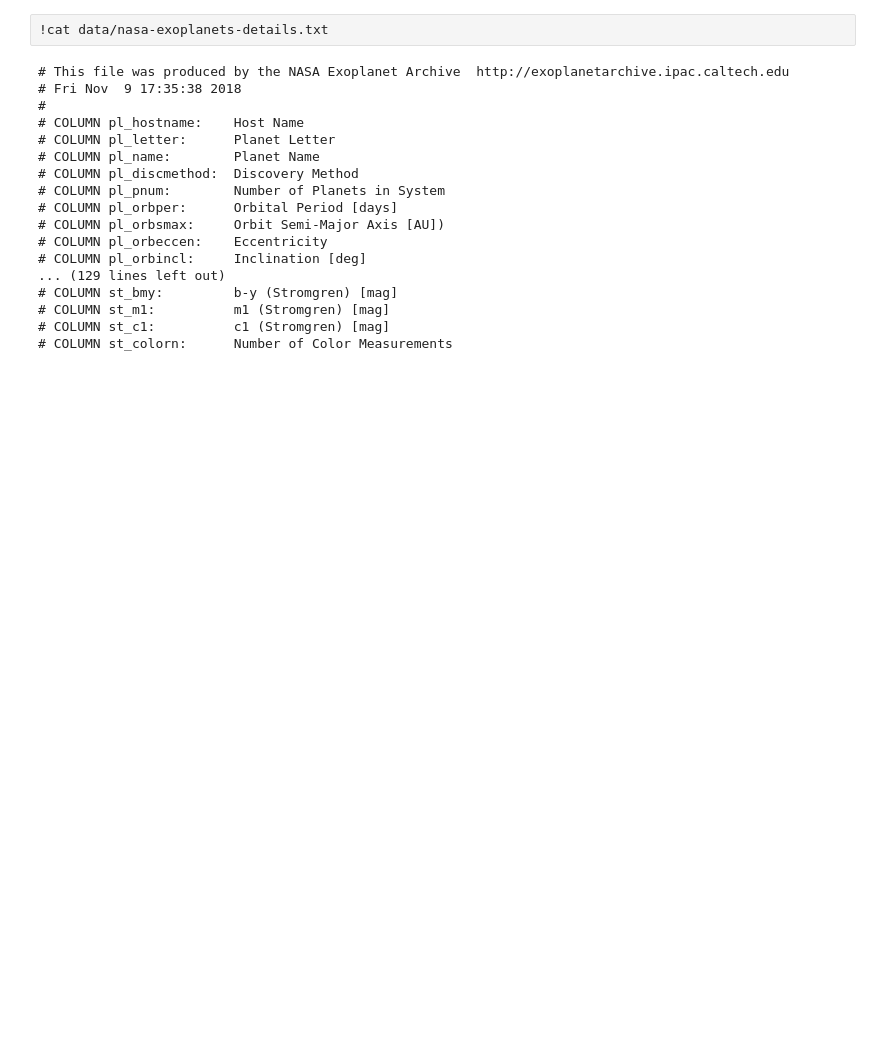
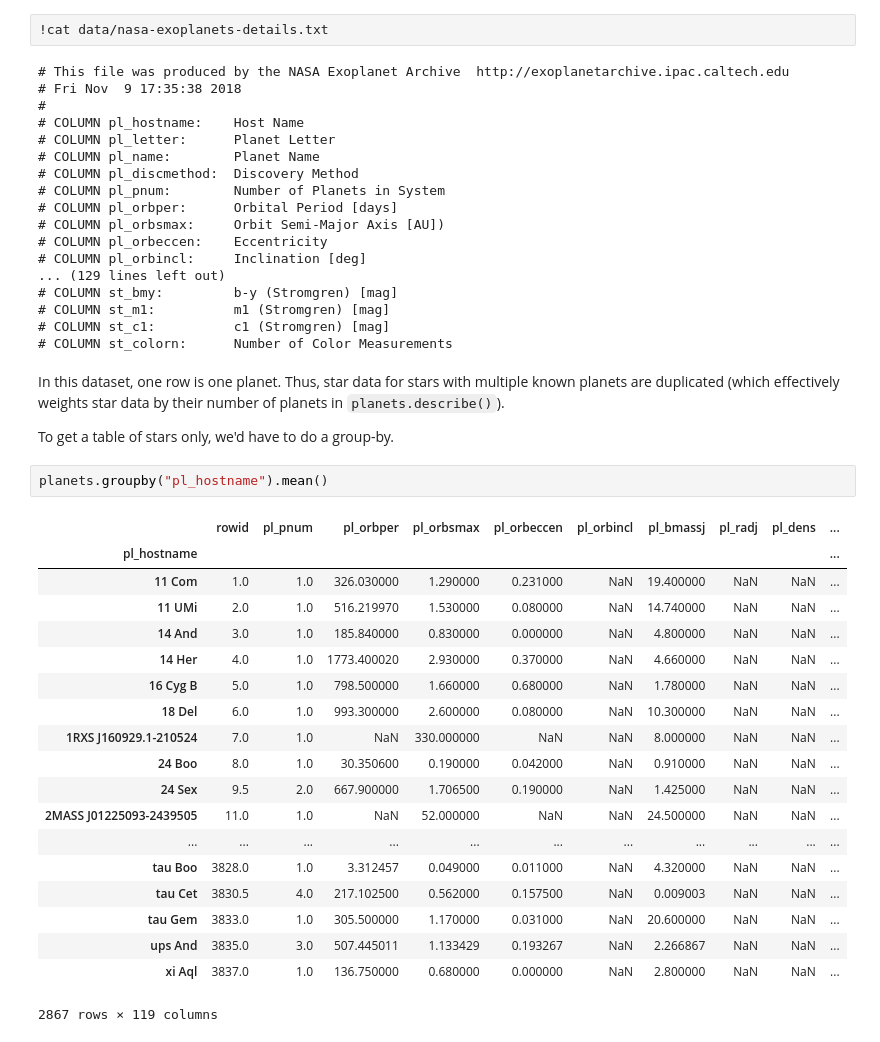
Before and after one commit to jpivarski-talks/python-numpy-mini-course, a Jupyter notebook: 4-pandas.ipynb, the cells around one changed output. Cells and saved outputs as stored; diff of their text form; blank space fills up the shorter version.

Commit message:
through beginning of MultiIndex

```diff
--- a/4-pandas.ipynb
+++ b/4-pandas.ipynb
@@ -371,3 +371,29 @@ Fortunately, NASA gave us longer explanations of the column names.
 # COLUMN st_m1:          m1 (Stromgren) [mag]
 # COLUMN st_c1:          c1 (Stromgren) [mag]
 # COLUMN st_colorn:      Number of Color Measurements
+# %% [markdown]
+In this dataset, one row is one planet. Thus, star data for stars with multiple known planets are duplicated (which effectively weights star data by their number of planets in `planets.describe()`).
+
+To get a table of stars only, we'd have to do a group-by.
+# %%
+planets.groupby("pl_hostname").mean()
+# %% [output]
+|  | rowid | pl_pnum | pl_orbper | pl_orbsmax | pl_orbeccen | pl_orbincl | pl_bmassj | pl_radj | pl_dens | ... |
+| pl_hostname |  |  |  |  |  |  |  |  |  | ... |
+| 11 Com | 1.0 | 1.0 | 326.030000 | 1.290000 | 0.231000 | NaN | 19.400000 | NaN | NaN | ... |
+| 11 UMi | 2.0 | 1.0 | 516.219970 | 1.530000 | 0.080000 | NaN | 14.740000 | NaN | NaN | ... |
+| 14 And | 3.0 | 1.0 | 185.840000 | 0.830000 | 0.000000 | NaN | 4.800000 | NaN | NaN | ... |
+| 14 Her | 4.0 | 1.0 | 1773.400020 | 2.930000 | 0.370000 | NaN | 4.660000 | NaN | NaN | ... |
+| 16 Cyg B | 5.0 | 1.0 | 798.500000 | 1.660000 | 0.680000 | NaN | 1.780000 | NaN | NaN | ... |
+| 18 Del | 6.0 | 1.0 | 993.300000 | 2.600000 | 0.080000 | NaN | 10.300000 | NaN | NaN | ... |
+| 1RXS J160929.1-210524 | 7.0 | 1.0 | NaN | 330.000000 | NaN | NaN | 8.000000 | NaN | NaN | ... |
+| 24 Boo | 8.0 | 1.0 | 30.350600 | 0.190000 | 0.042000 | NaN | 0.910000 | NaN | NaN | ... |
+| 24 Sex | 9.5 | 2.0 | 667.900000 | 1.706500 | 0.190000 | NaN | 1.425000 | NaN | NaN | ... |
+| 2MASS J01225093-2439505 | 11.0 | 1.0 | NaN | 52.000000 | NaN | NaN | 24.500000 | NaN | NaN | ... |
+| ... | ... | ... | ... | ... | ... | ... | ... | ... | ... | ... |
+| tau Boo | 3828.0 | 1.0 | 3.312457 | 0.049000 | 0.011000 | NaN | 4.320000 | NaN | NaN | ... |
+| tau Cet | 3830.5 | 4.0 | 217.102500 | 0.562000 | 0.157500 | NaN | 0.009003 | NaN | NaN | ... |
+| tau Gem | 3833.0 | 1.0 | 305.500000 | 1.170000 | 0.031000 | NaN | 20.600000 | NaN | NaN | ... |
+| ups And | 3835.0 | 3.0 | 507.445011 | 1.133429 | 0.193267 | NaN | 2.266867 | NaN | NaN | ... |
+| xi Aql | 3837.0 | 1.0 | 136.750000 | 0.680000 | 0.000000 | NaN | 2.800000 | NaN | NaN | ... |
+2867 rows × 119 columns
```
Also changed, not shown: parts of 4 cells of this notebook.
